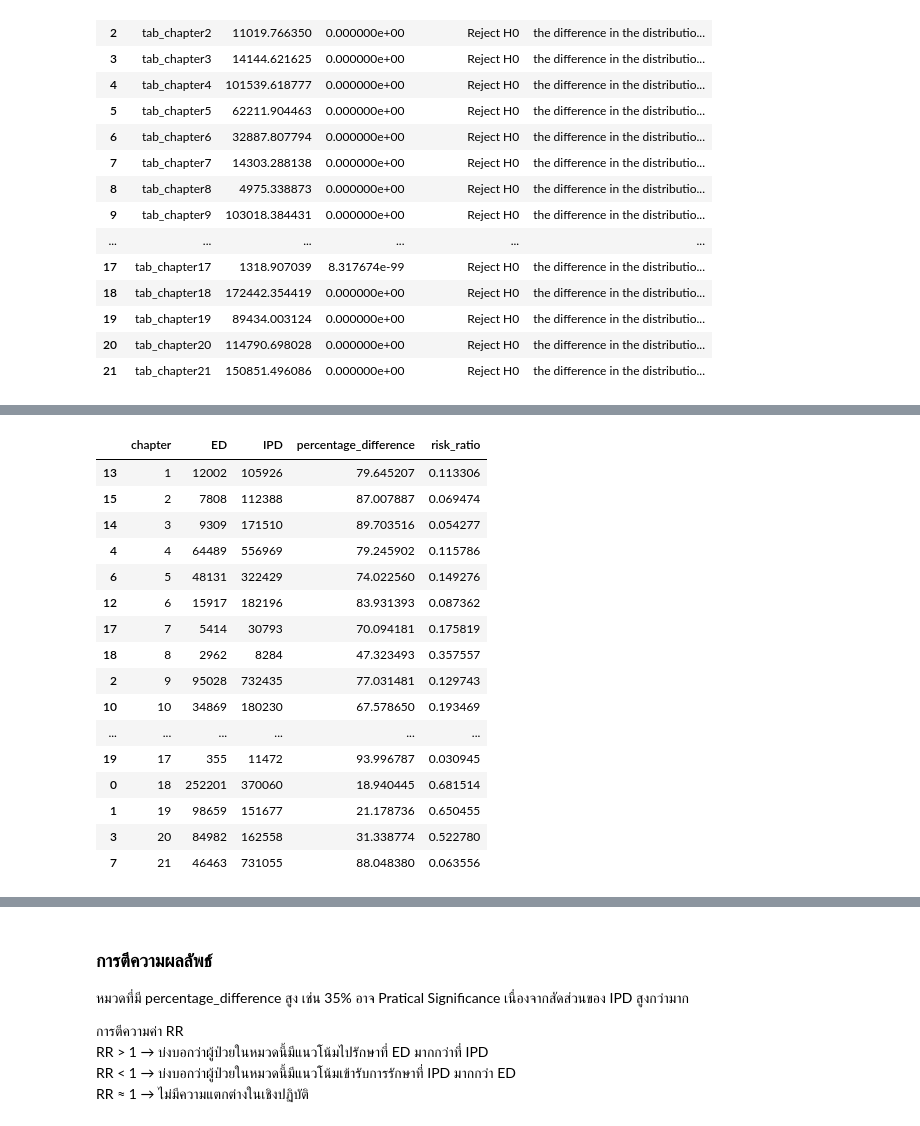
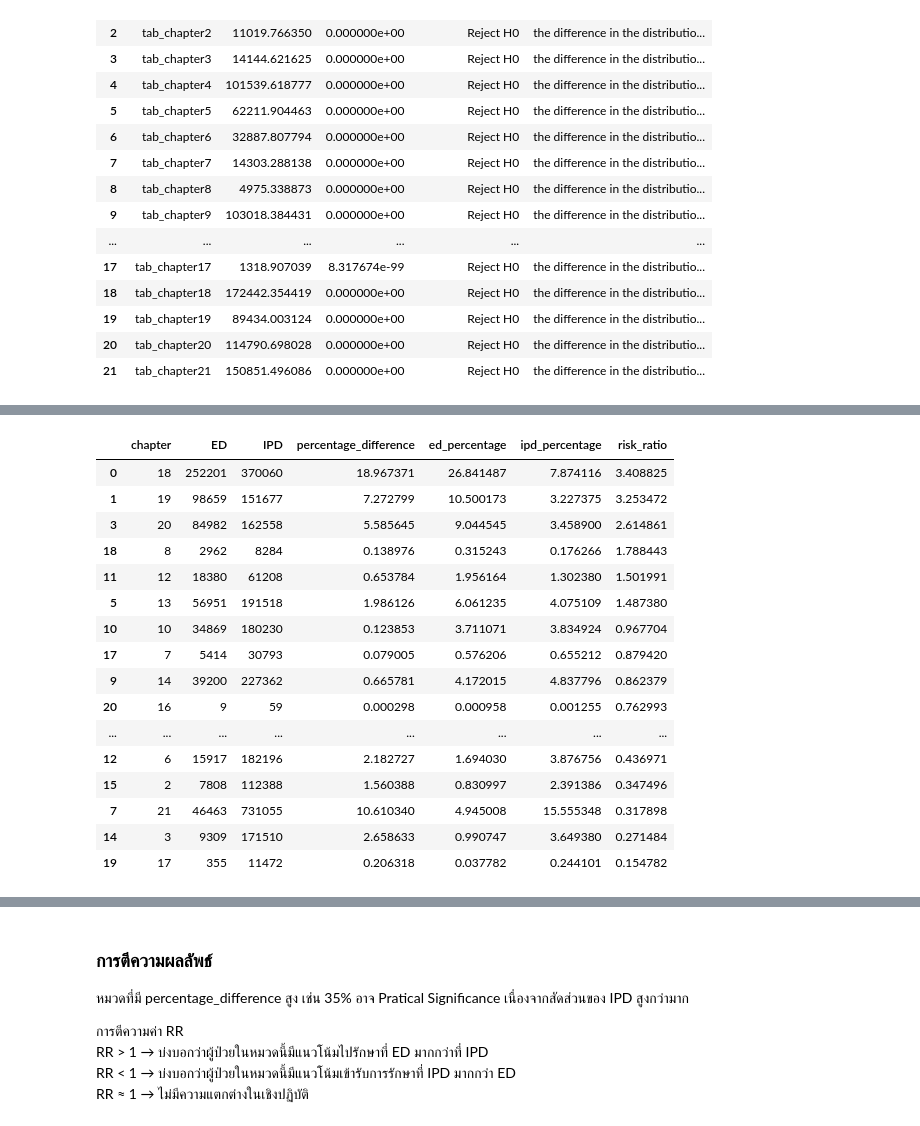
Before and after one commit to 6587093polakornming/PracticalDS, a Jupyter notebook: effect_size_test.ipynb, the cells around one changed output, grey strips where cells are left out. Cells and saved outputs as stored; diff of their text form; code cells hidden in the pictures.

```diff
--- a/effect_size_test.ipynb
+++ b/effect_size_test.ipynb
@@ -48,35 +30,37 @@ df
 # %%
-def absolute_percentage_difference(ed_count, ipd_count):
+def absolute_percentage_difference_by_sum_each_group(ed_count, ipd_count): #สูตรหารตามกลุ่ม
+    """Calculate the absolute percentage difference between ED and IPD."""
+    if (ed_count + ipd_count) == 0:
+        return np.nan  # Avoid division by zero
+    ed_percentage = (ed_count / df['ED'].sum()) * 100
+    ipd_percentage = (ipd_count / df['IPD'].sum()) * 100
+    return abs(ed_percentage - ipd_percentage), ed_percentage, ipd_percentage
+
+def absolute_percentage_difference_by_sum_total(ed_count, ipd_count): # สูตรหารด้วย total รวม
     """Calculate the absolute percentage difference between ED and IPD."""
     if (ed_count + ipd_count) == 0:
         return np.nan  # Avoid division by zero
     ed_percentage = (ed_count / (ed_count + ipd_count)) * 100
     ipd_percentage = (ipd_count / (ed_count + ipd_count)) * 100
-    return abs(ed_percentage - ipd_percentage)
+    return abs(ed_percentage - ipd_percentage), ed_percentage, ipd_percentage
 
-def risk_ratio(statistic, base):
-    """Calculate risk ratio."""
-    return statistic / base if base != 0 else np.nan
+def risk_ratio(ed_percentage, ipd_percentage):
+    """Calculate risk ratio using ED and IPD percentages."""
+    return ed_percentage / ipd_percentage if ipd_percentage != 0 else np.nan
 
-df["percentage_difference"] = df.apply(lambda row: absolute_percentage_difference(row["ED"], row["IPD"]), axis=1)
-df["risk_ratio"] = df.apply(lambda row: risk_ratio(row["ED"], row["IPD"]), axis=1)
+# Assuming df is a DataFrame with columns "ED" and "IPD"
+df[["percentage_difference", "ed_percentage", "ipd_percentage"]] = df.apply(
+    lambda row: absolute_percentage_difference_by_sum_each_group(row["ED"], row["IPD"]), axis=1, result_type="expand"
+)
+
+df["risk_ratio"] = df.apply(
+    lambda row: risk_ratio(row["ed_percentage"], row["ipd_percentage"]), axis=1
+)
+
+df2[["percentage_difference", "ed_percentage", "ipd_percentage"]] = df2.apply(
+    lambda row: absolute_percentage_difference_by_sum_total(row["ED"], row["IPD"]), axis=1, result_type="expand"
+)
+
+df2["risk_ratio"] = df2.apply(
+    lambda row: risk_ratio(row["ed_percentage"], row["ipd_percentage"]), axis=1
+)
-# %%
-df
-# %% [output]
-|  | chapter | ED | IPD | percentage_difference | risk_ratio |
-| 13 | 1 | 12002 | 105926 | 79.645207 | 0.113306 |
-| 15 | 2 | 7808 | 112388 | 87.007887 | 0.069474 |
-| 14 | 3 | 9309 | 171510 | 89.703516 | 0.054277 |
-| 4 | 4 | 64489 | 556969 | 79.245902 | 0.115786 |
-| 6 | 5 | 48131 | 322429 | 74.022560 | 0.149276 |
-| 12 | 6 | 15917 | 182196 | 83.931393 | 0.087362 |
-| 17 | 7 | 5414 | 30793 | 70.094181 | 0.175819 |
-| 18 | 8 | 2962 | 8284 | 47.323493 | 0.357557 |
-| 2 | 9 | 95028 | 732435 | 77.031481 | 0.129743 |
-| 10 | 10 | 34869 | 180230 | 67.578650 | 0.193469 |
-| ... | ... | ... | ... | ... | ... |
-| 19 | 17 | 355 | 11472 | 93.996787 | 0.030945 |
-| 0 | 18 | 252201 | 370060 | 18.940445 | 0.681514 |
-| 1 | 19 | 98659 | 151677 | 21.178736 | 0.650455 |
-| 3 | 20 | 84982 | 162558 | 31.338774 | 0.522780 |
-| 7 | 21 | 46463 | 731055 | 88.048380 | 0.063556 |
@@ -82,0 +70,22 @@ df
+# %%
+df.sort_values(by='risk_ratio',ascending=False)
+# Chapter 18, 19 ,20 มีแนวโน้มจะอยู่ที่ ED
+# Chapter 17, 3, 21 มีแนวโน้มจะอยู่ที่ IPD
+# %% [output]
+|  | chapter | ED | IPD | percentage_difference | ed_percentage | ipd_percentage | risk_ratio |
+| 0 | 18 | 252201 | 370060 | 18.967371 | 26.841487 | 7.874116 | 3.408825 |
+| 1 | 19 | 98659 | 151677 | 7.272799 | 10.500173 | 3.227375 | 3.253472 |
+| 3 | 20 | 84982 | 162558 | 5.585645 | 9.044545 | 3.458900 | 2.614861 |
+| 18 | 8 | 2962 | 8284 | 0.138976 | 0.315243 | 0.176266 | 1.788443 |
+| 11 | 12 | 18380 | 61208 | 0.653784 | 1.956164 | 1.302380 | 1.501991 |
+| 5 | 13 | 56951 | 191518 | 1.986126 | 6.061235 | 4.075109 | 1.487380 |
+| 10 | 10 | 34869 | 180230 | 0.123853 | 3.711071 | 3.834924 | 0.967704 |
+| 17 | 7 | 5414 | 30793 | 0.079005 | 0.576206 | 0.655212 | 0.879420 |
+| 9 | 14 | 39200 | 227362 | 0.665781 | 4.172015 | 4.837796 | 0.862379 |
+| 20 | 16 | 9 | 59 | 0.000298 | 0.000958 | 0.001255 | 0.762993 |
+| ... | ... | ... | ... | ... | ... | ... | ... |
+| 12 | 6 | 15917 | 182196 | 2.182727 | 1.694030 | 3.876756 | 0.436971 |
+| 15 | 2 | 7808 | 112388 | 1.560388 | 0.830997 | 2.391386 | 0.347496 |
+| 7 | 21 | 46463 | 731055 | 10.610340 | 4.945008 | 15.555348 | 0.317898 |
+| 14 | 3 | 9309 | 171510 | 2.658633 | 0.990747 | 3.649380 | 0.271484 |
+| 19 | 17 | 355 | 11472 | 0.206318 | 0.037782 | 0.244101 | 0.154782 |
```
Also changed, not shown: parts of 5 cells of this notebook.
